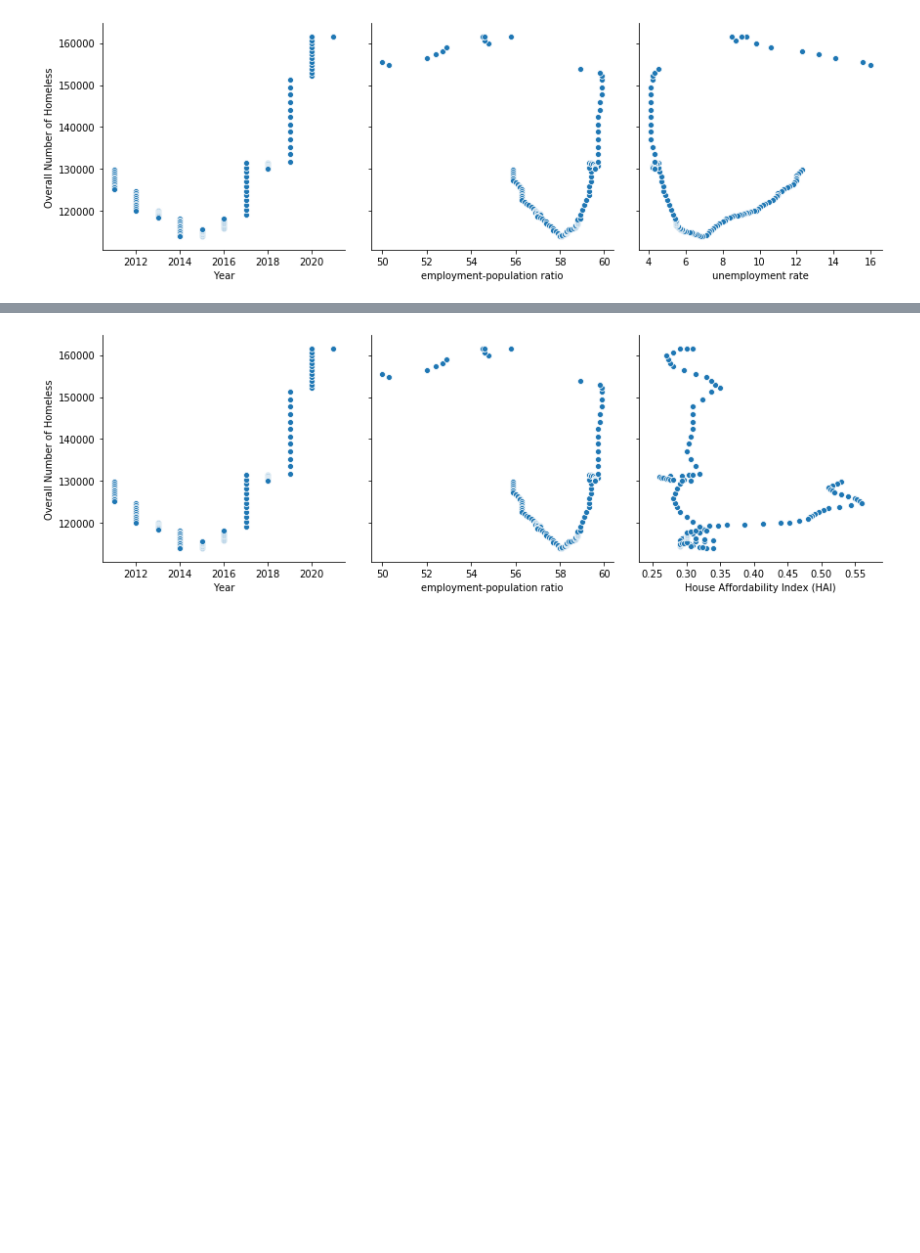
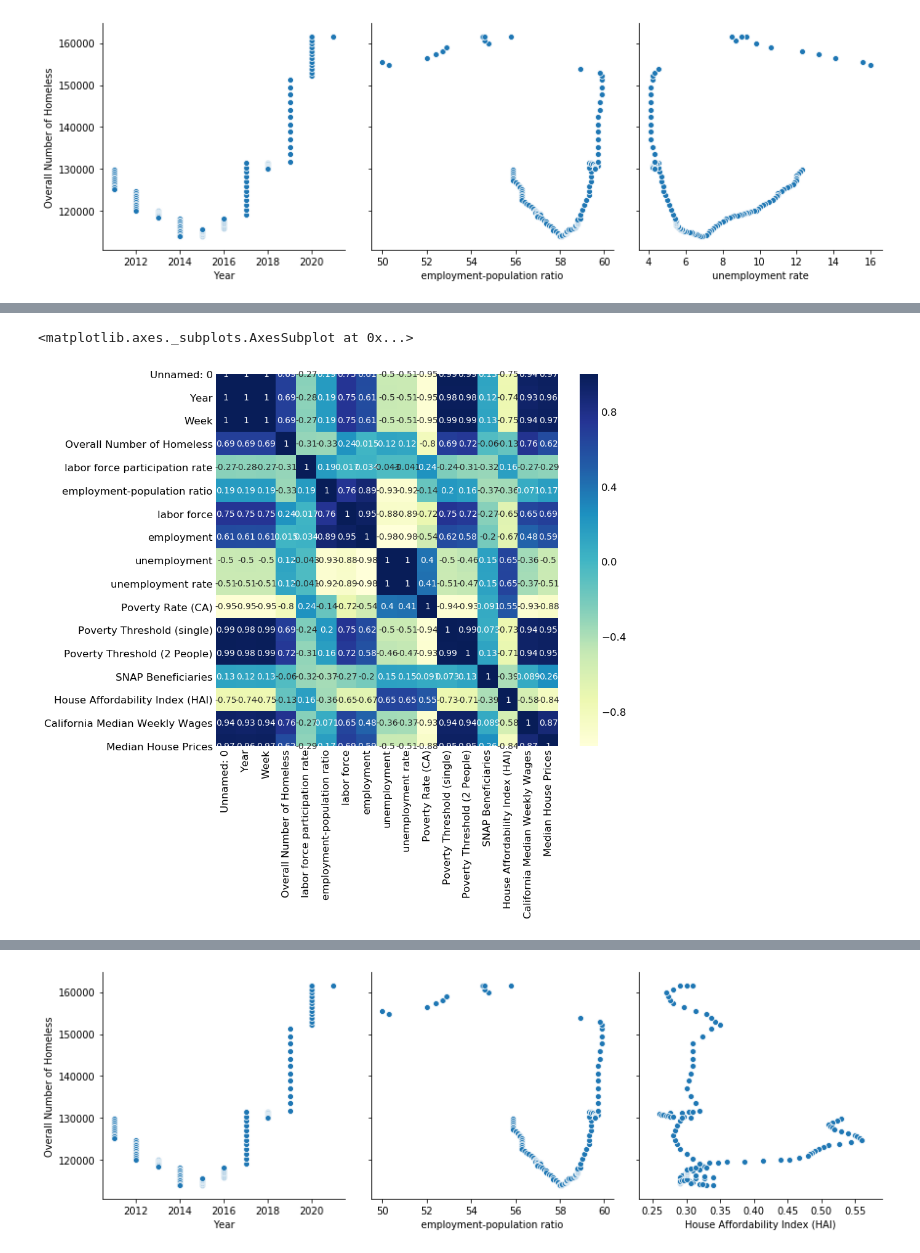
Before and after one commit to nesomo/juuuuii, a Jupyter notebook: Project_RealEstateData.ipynb, the cells around one changed output, grey strips where cells are left out. Cells and saved outputs as stored; diff of their text form; code cells hidden in the pictures; blank space fills up the shorter version.

```diff
--- a/Project_RealEstateData.ipynb
+++ b/Project_RealEstateData.ipynb
@@ -176,0 +222,6 @@ plt.show()
+# %%
+plt.figure(figsize= (8,8), dpi=100)
+sns.heatmap(house_data_nadrop.corr(),cmap="YlGnBu", annot = True)
+# %% [output]
+<matplotlib.axes._subplots.AxesSubplot at 0x...>
+[figure, added]
```
Also changed, not shown: parts of 31 cells of this notebook.
